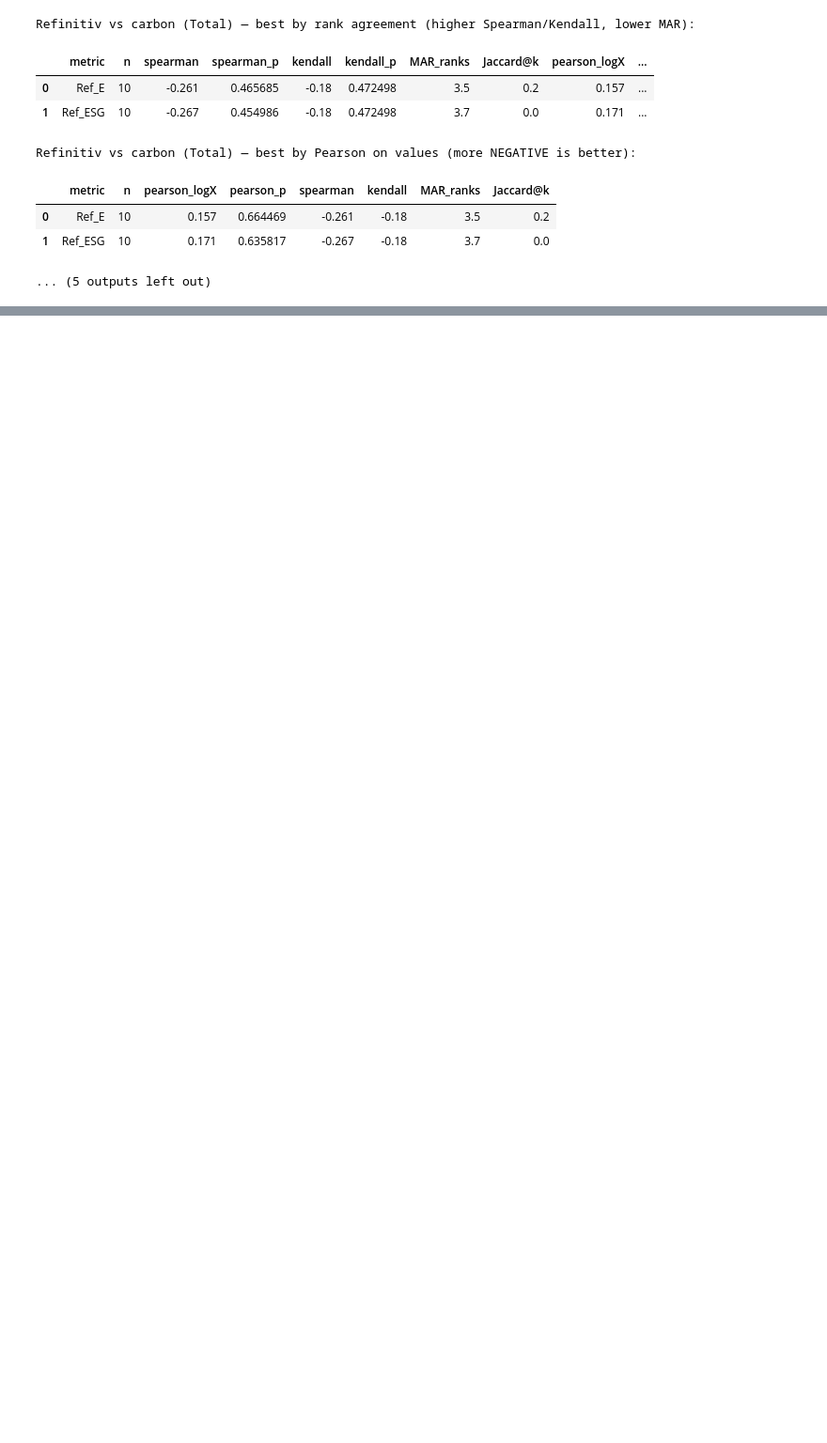
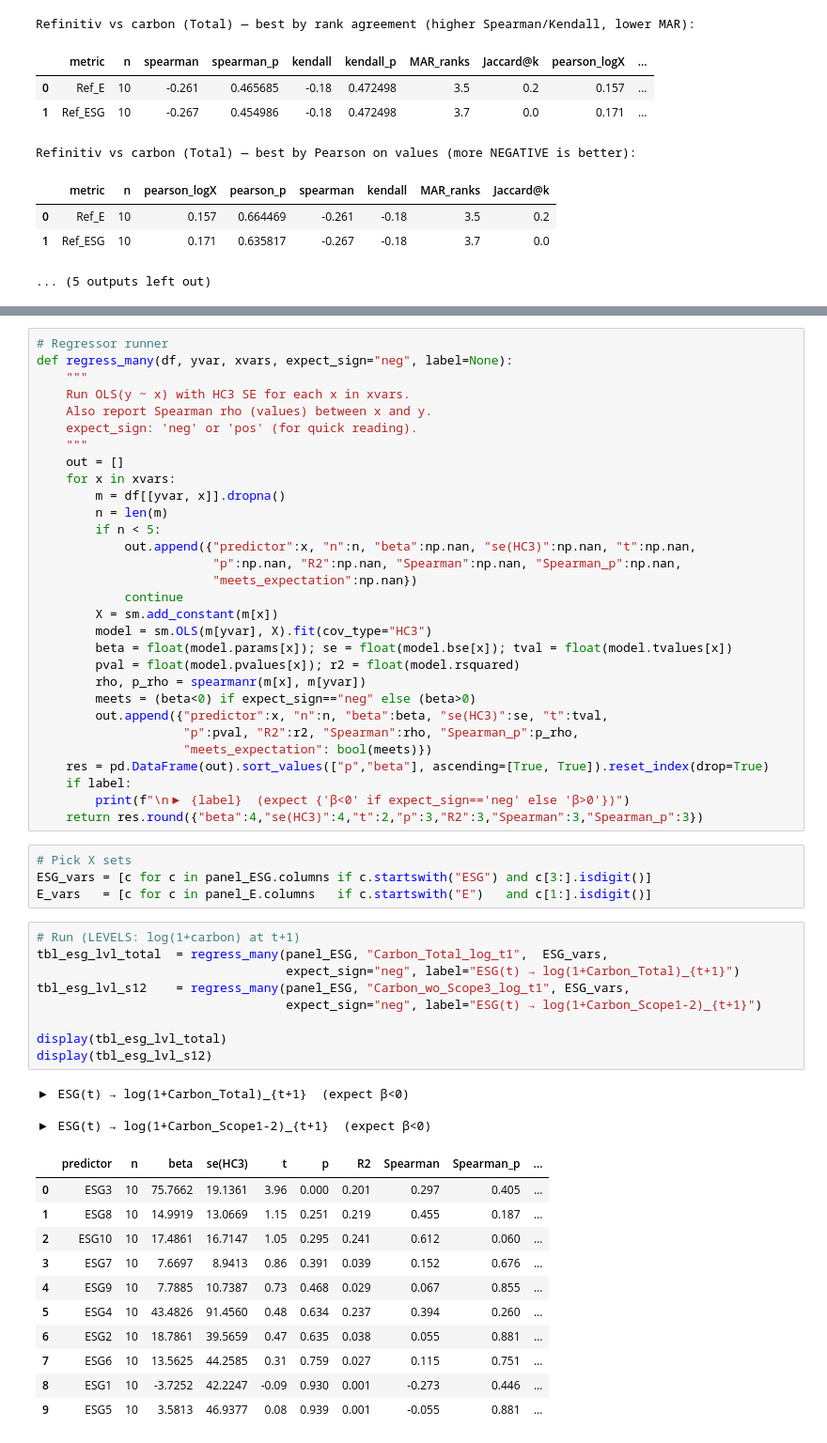
Before and after one commit to alexandrastna/AI-for-ESG, a Jupyter notebook: Notebooks/11_Thesis.ipynb, the cells around one changed output, grey strips where cells are left out. Shown at 94% size. Saved outputs shown, nothing was run; the diff lists cells and outputs as text; blank space fills up the shorter version.

```diff
--- a/Notebooks/11_Thesis.ipynb
+++ b/Notebooks/11_Thesis.ipynb
@@ -1456,0 +1603,58 @@ Refinitiv vs carbon (Total) — best by Pearson on values (more NEGATIVE is bett
+# %%
+# Regressor runner
+def regress_many(df, yvar, xvars, expect_sign="neg", label=None):
+    """
+    Run OLS(y ~ x) with HC3 SE for each x in xvars.
+    Also report Spearman rho (values) between x and y.
+    expect_sign: 'neg' or 'pos' (for quick reading).
+    """
+    out = []
+    for x in xvars:
+        m = df[[yvar, x]].dropna()
+        n = len(m)
+        if n < 5:
+            out.append({"predictor":x, "n":n, "beta":np.nan, "se(HC3)":np.nan, "t":np.nan,
+                        "p":np.nan, "R2":np.nan, "Spearman":np.nan, "Spearman_p":np.nan,
+                        "meets_expectation":np.nan})
+            continue
+        X = sm.add_constant(m[x])
+        model = sm.OLS(m[yvar], X).fit(cov_type="HC3")
+        beta = float(model.params[x]); se = float(model.bse[x]); tval = float(model.tvalues[x])
+        pval = float(model.pvalues[x]); r2 = float(model.rsquared)
+        rho, p_rho = spearmanr(m[x], m[yvar])
+        meets = (beta<0) if expect_sign=="neg" else (beta>0)
+        out.append({"predictor":x, "n":n, "beta":beta, "se(HC3)":se, "t":tval,
+                    "p":pval, "R2":r2, "Spearman":rho, "Spearman_p":p_rho,
+                    "meets_expectation": bool(meets)})
+    res = pd.DataFrame(out).sort_values(["p","beta"], ascending=[True, True]).reset_index(drop=True)
+    if label:
+        print(f"\n▶ {label}  (expect {'β<0' if expect_sign=='neg' else 'β>0'})")
+    return res.round({"beta":4,"se(HC3)":4,"t":2,"p":3,"R2":3,"Spearman":3,"Spearman_p":3})
+# %%
+# Pick X sets
+ESG_vars = [c for c in panel_ESG.columns if c.startswith("ESG") and c[3:].isdigit()]
+E_vars   = [c for c in panel_E.columns   if c.startswith("E")   and c[1:].isdigit()]
+# %%
+# Run (LEVELS: log(1+carbon) at t+1)
+tbl_esg_lvl_total  = regress_many(panel_ESG, "Carbon_Total_log_t1",  ESG_vars,
+                                  expect_sign="neg", label="ESG(t) → log(1+Carbon_Total)_{t+1}")
+tbl_esg_lvl_s12    = regress_many(panel_ESG, "Carbon_wo_Scope3_log_t1", ESG_vars,
+                                  expect_sign="neg", label="ESG(t) → log(1+Carbon_Scope1-2)_{t+1}")
+
+display(tbl_esg_lvl_total)
+display(tbl_esg_lvl_s12)
+# %% [output]
+▶ ESG(t) → log(1+Carbon_Total)_{t+1}  (expect β<0)
+
+▶ ESG(t) → log(1+Carbon_Scope1-2)_{t+1}  (expect β<0)
+|  | predictor | n | beta | se(HC3) | t | p | R2 | Spearman | Spearman_p | ... |
+| 0 | ESG3 | 10 | 75.7662 | 19.1361 | 3.96 | 0.000 | 0.201 | 0.297 | 0.405 | ... |
+| 1 | ESG8 | 10 | 14.9919 | 13.0669 | 1.15 | 0.251 | 0.219 | 0.455 | 0.187 | ... |
+| 2 | ESG10 | 10 | 17.4861 | 16.7147 | 1.05 | 0.295 | 0.241 | 0.612 | 0.060 | ... |
+| 3 | ESG7 | 10 | 7.6697 | 8.9413 | 0.86 | 0.391 | 0.039 | 0.152 | 0.676 | ... |
+| 4 | ESG9 | 10 | 7.7885 | 10.7387 | 0.73 | 0.468 | 0.029 | 0.067 | 0.855 | ... |
+| 5 | ESG4 | 10 | 43.4826 | 91.4560 | 0.48 | 0.634 | 0.237 | 0.394 | 0.260 | ... |
+| 6 | ESG2 | 10 | 18.7861 | 39.5659 | 0.47 | 0.635 | 0.038 | 0.055 | 0.881 | ... |
+| 7 | ESG6 | 10 | 13.5625 | 44.2585 | 0.31 | 0.759 | 0.027 | 0.115 | 0.751 | ... |
+| 8 | ESG1 | 10 | -3.7252 | 42.2247 | -0.09 | 0.930 | 0.001 | -0.273 | 0.446 | ... |
+| 9 | ESG5 | 10 | 3.5813 | 46.9377 | 0.08 | 0.939 | 0.001 | -0.055 | 0.881 | ... |
```
Also changed, not shown: parts of 23 cells of this notebook.
